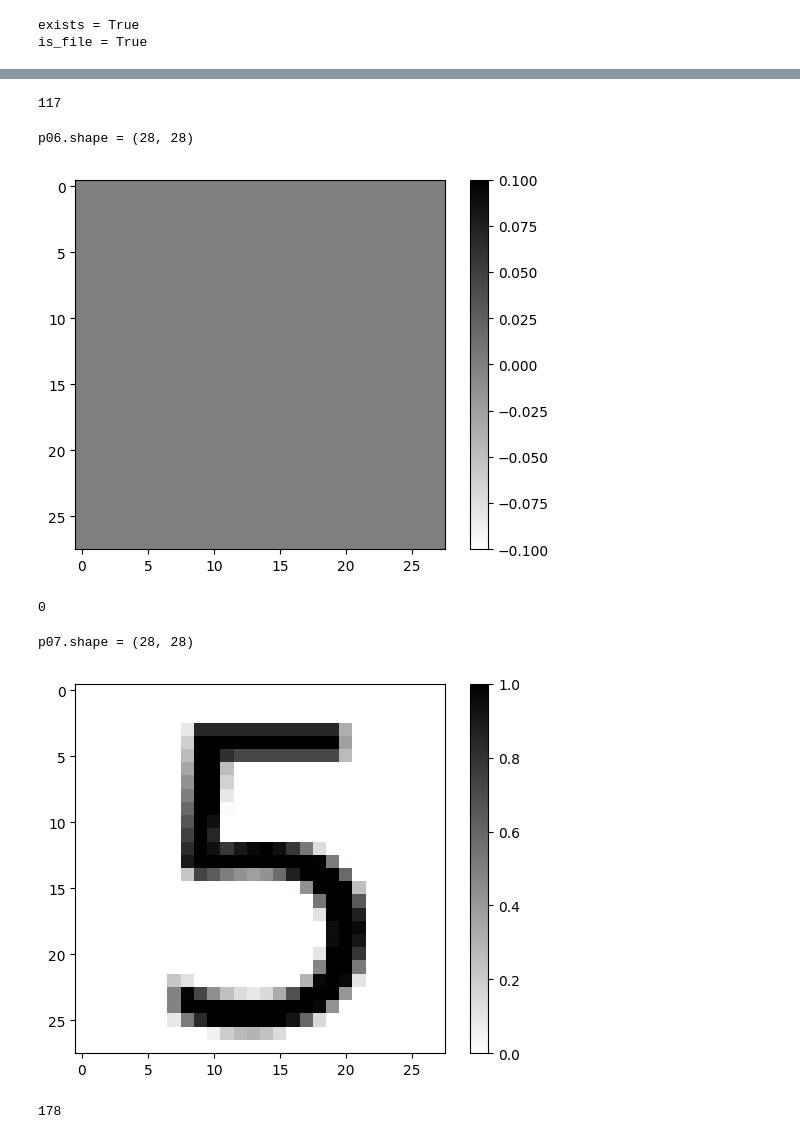
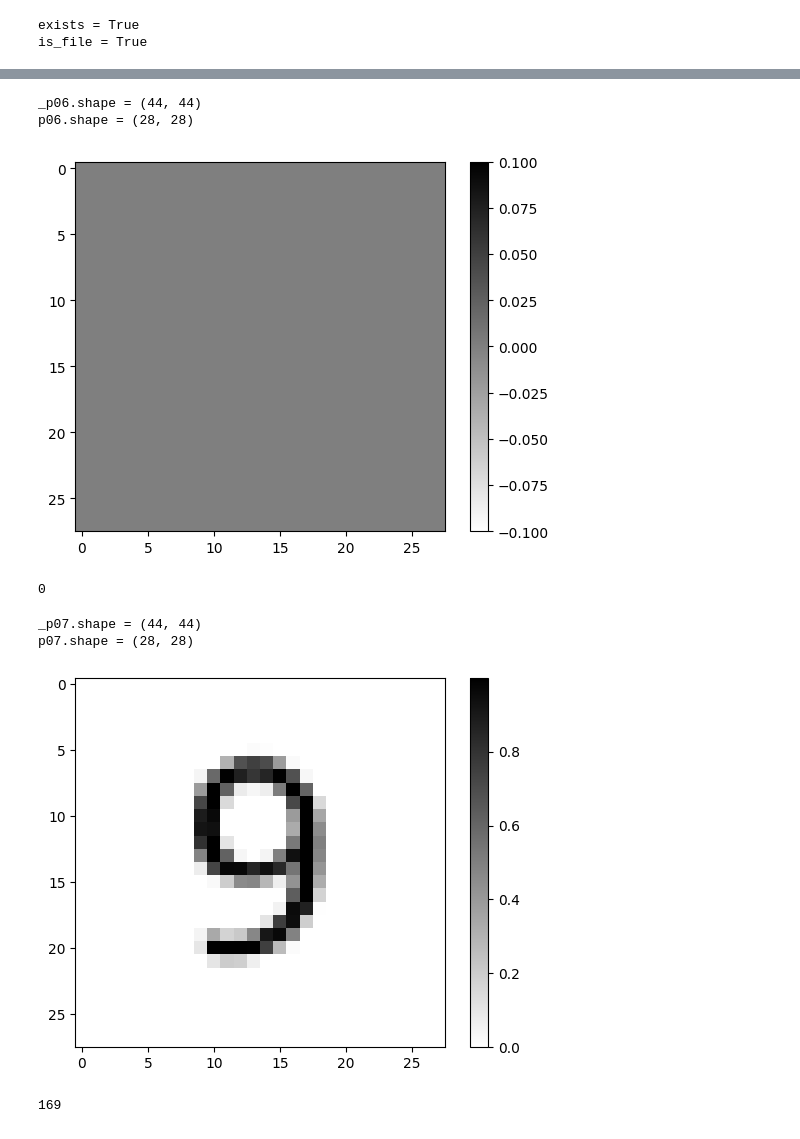
Before and after one commit to Valentin-Golyonko/SudokuML, a Jupyter notebook: help_scripts/board_processing/board_from_img.ipynb, the cells around one changed output, grey strips where cells are left out. Cells and saved outputs as stored; diff of their text form; code cells hidden in the pictures.

```diff
--- a/help_scripts/board_processing/board_from_img.ipynb
+++ b/help_scripts/board_processing/board_from_img.ipynb
@@ -142,9 +170,16 @@ np.count_nonzero(p02)
 # %%
-p03 = board_img[25:53, 241:269]
+_p03 = board_img[18:62, 232:276]
+print(f"{_p03.shape = }")
+
+p03 = ski.transform.resize(_p03, output_shape=(28, 28))
 print(f"{p03.shape = }")
 
 plt.imshow(p03, cmap=plt.cm.binary)
 plt.colorbar()
 plt.grid(False)
 plt.show()
+
+p03_list = p03.tolist()
+board_numbers.append(p03_list)
+np.count_nonzero(p03)
 # %% [output]
@@ -159,9 +190,16 @@ np.count_nonzero(p03)
 # %%
-p04 = board_img[26:54, 312:340]
+_p04 = board_img[18:62, 304:348]
+print(f"{_p04.shape = }")
+
+p04 = ski.transform.resize(_p04, output_shape=(28, 28))
 print(f"{p04.shape = }")
 
 plt.imshow(p04, cmap=plt.cm.binary)
 plt.colorbar()
 plt.grid(False)
 plt.show()
+
+p04_list = p04.tolist()
+board_numbers.append(p04_list)
+np.count_nonzero(p04)
 # %% [output]
@@ -176,9 +210,16 @@ np.count_nonzero(p04)
 # %%
-p05 = board_img[25:53, 382:410]
+_p05 = board_img[18:62, 374:418]
+print(f"{_p05.shape = }")
+
+p05 = ski.transform.resize(_p05, output_shape=(28, 28))
 print(f"{p05.shape = }")
 
 plt.imshow(p05, cmap=plt.cm.binary)
 plt.colorbar()
 plt.grid(False)
 plt.show()
+
+p05_list = p05.tolist()
+board_numbers.append(p05_list)
+np.count_nonzero(p05)
 # %% [output]
@@ -187,41 +230,41 @@ p05.shape = (28, 28)
-# %%
-p05_list = p05.tolist()
-board_numbers.append(p05_list)
-np.count_nonzero(p05)
-# %% [output]
-117
 # %%
-p06 = board_img[25:53, 457:485]
+_p06 = board_img[18:62, 449:493]
+print(f"{_p06.shape = }")
+
+p06 = ski.transform.resize(_p06, output_shape=(28, 28))
 print(f"{p06.shape = }")
 
 plt.imshow(p06, cmap=plt.cm.binary)
 plt.colorbar()
 plt.grid(False)
 plt.show()
+
+p06_list = p06.tolist()
+board_numbers.append(p06_list)
+np.count_nonzero(p06)
 # %% [output]
+_p06.shape = (44, 44)
 p06.shape = (28, 28)
 [figure]
+0
-# %%
-p06_list = p06.tolist()
-board_numbers.append(p06_list)
-np.count_nonzero(p06)
-# %% [output]
-0
 # %%
-p07 = board_img[25:53, 527:555]
+_p07 = board_img[18:62, 520:564]
+print(f"{_p07.shape = }")
+
+p07 = ski.transform.resize(_p07, output_shape=(28, 28))
 print(f"{p07.shape = }")
 
 plt.imshow(p07, cmap=plt.cm.binary)
 plt.colorbar()
 plt.grid(False)
 plt.show()
+
+p07_list = p07.tolist()
+board_numbers.append(p07_list)
+np.count_nonzero(p07)
 # %% [output]
+_p07.shape = (44, 44)
 p07.shape = (28, 28)
-[figure, old version]
+[figure, new version]
+169
-# %%
-p07_list = p07.tolist()
-board_numbers.append(p07_list)
-np.count_nonzero(p07)
-# %% [output]
-178
 # %%
```
Also changed, not shown: parts of 164 cells of this notebook.
